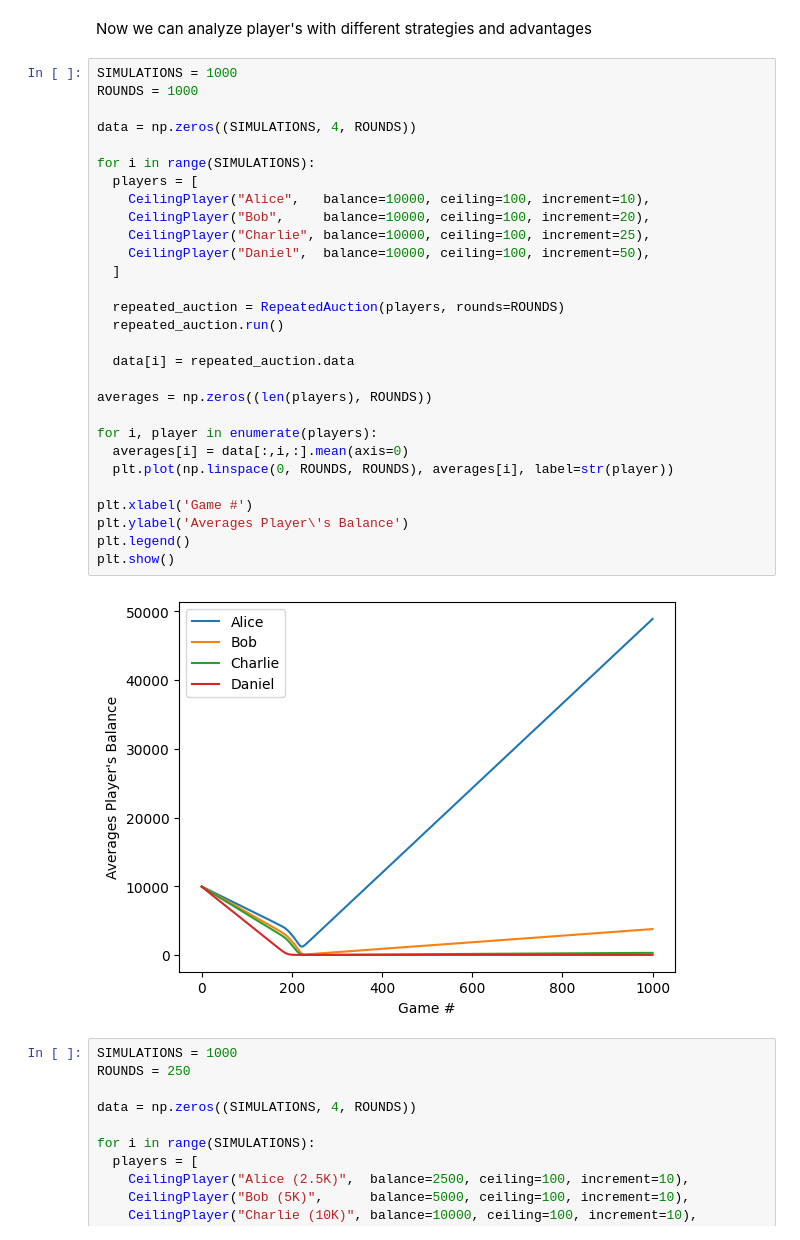
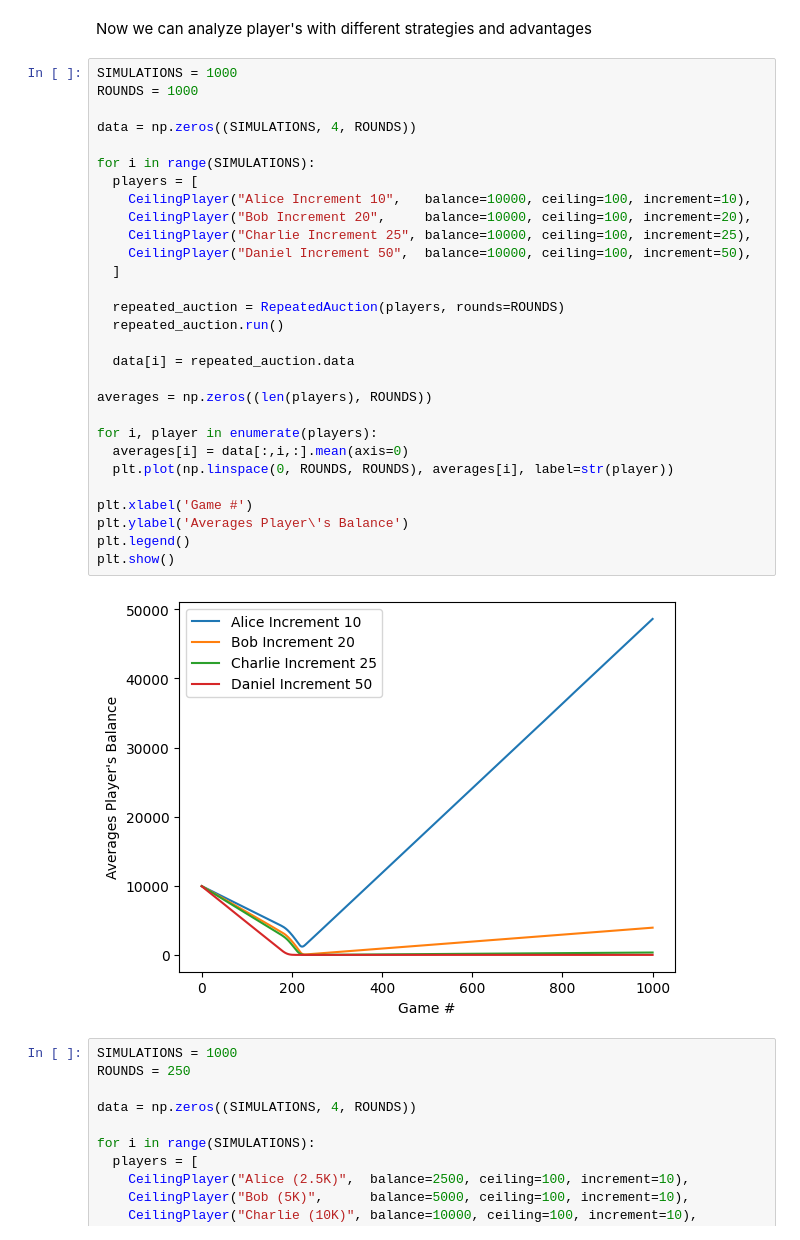
Before and after one commit to chrispcode/100-vote-auction, a Jupyter notebook: 100VoteAuction.ipynb, the cells around one changed output. Cells and saved outputs as stored; diff of their text form.

```diff
--- a/100VoteAuction.ipynb
+++ b/100VoteAuction.ipynb
@@ -273,34 +259,34 @@ Now we can analyze player's with different strategies and advantages
 # %%
 SIMULATIONS = 1000
 ROUNDS = 1000
 
 data = np.zeros((SIMULATIONS, 4, ROUNDS))
 
 for i in range(SIMULATIONS):
   players = [
-    CeilingPlayer("Alice",   balance=10000, ceiling=100, increment=10),
-    CeilingPlayer("Bob",     balance=10000, ceiling=100, increment=20),
-    CeilingPlayer("Charlie", balance=10000, ceiling=100, increment=25),
-    CeilingPlayer("Daniel",  balance=10000, ceiling=100, increment=50),
+    CeilingPlayer("Alice Increment 10",   balance=10000, ceiling=100, increment=10),
+    CeilingPlayer("Bob Increment 20",     balance=10000, ceiling=100, increment=20),
+    CeilingPlayer("Charlie Increment 25", balance=10000, ceiling=100, increment=25),
+    CeilingPlayer("Daniel Increment 50",  balance=10000, ceiling=100, increment=50),
   ]
 
   repeated_auction = RepeatedAuction(players, rounds=ROUNDS)
   repeated_auction.run()
 
   data[i] = repeated_auction.data
 
 averages = np.zeros((len(players), ROUNDS))
 
 for i, player in enumerate(players):
   averages[i] = data[:,i,:].mean(axis=0)
   plt.plot(np.linspace(0, ROUNDS, ROUNDS), averages[i], label=str(player))
 
 plt.xlabel('Game #')
 plt.ylabel('Averages Player\'s Balance')
 plt.legend()
 plt.show()
 # %% [output]
-[figure, old version]
+[figure, new version]
 # %%
 SIMULATIONS = 1000
 ROUNDS = 250
```
Also changed, not shown: parts of 10 cells of this notebook, 1 other file.
